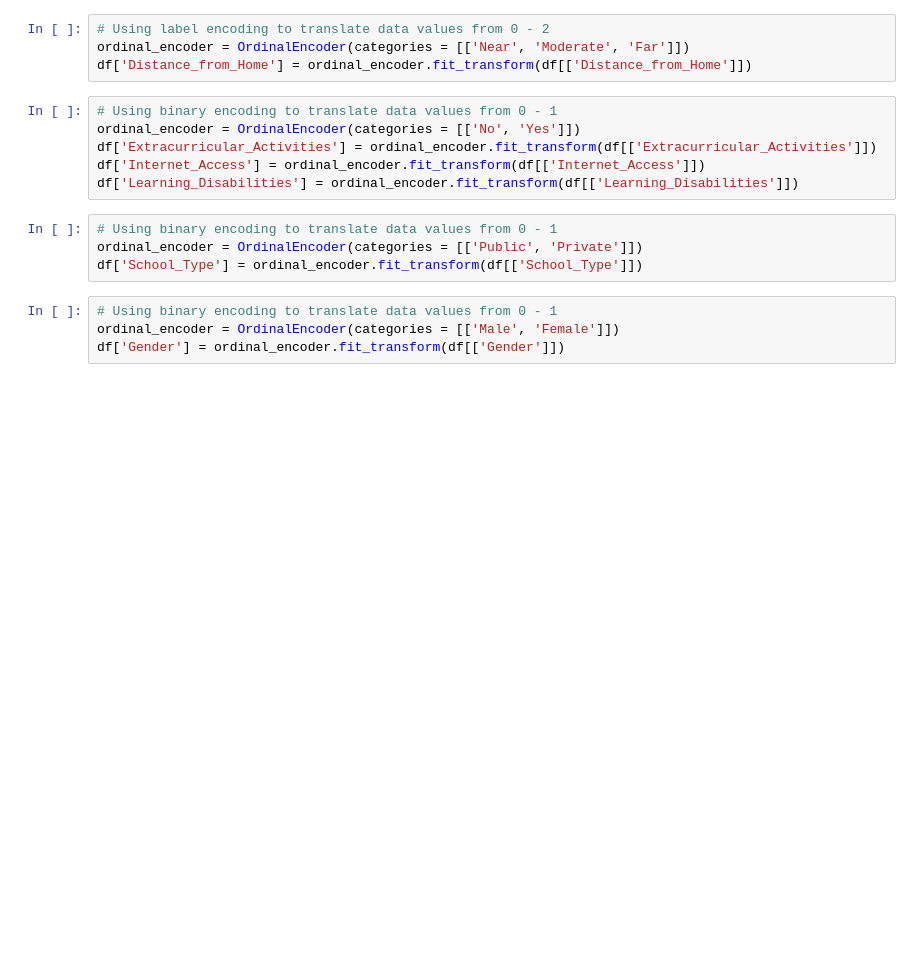
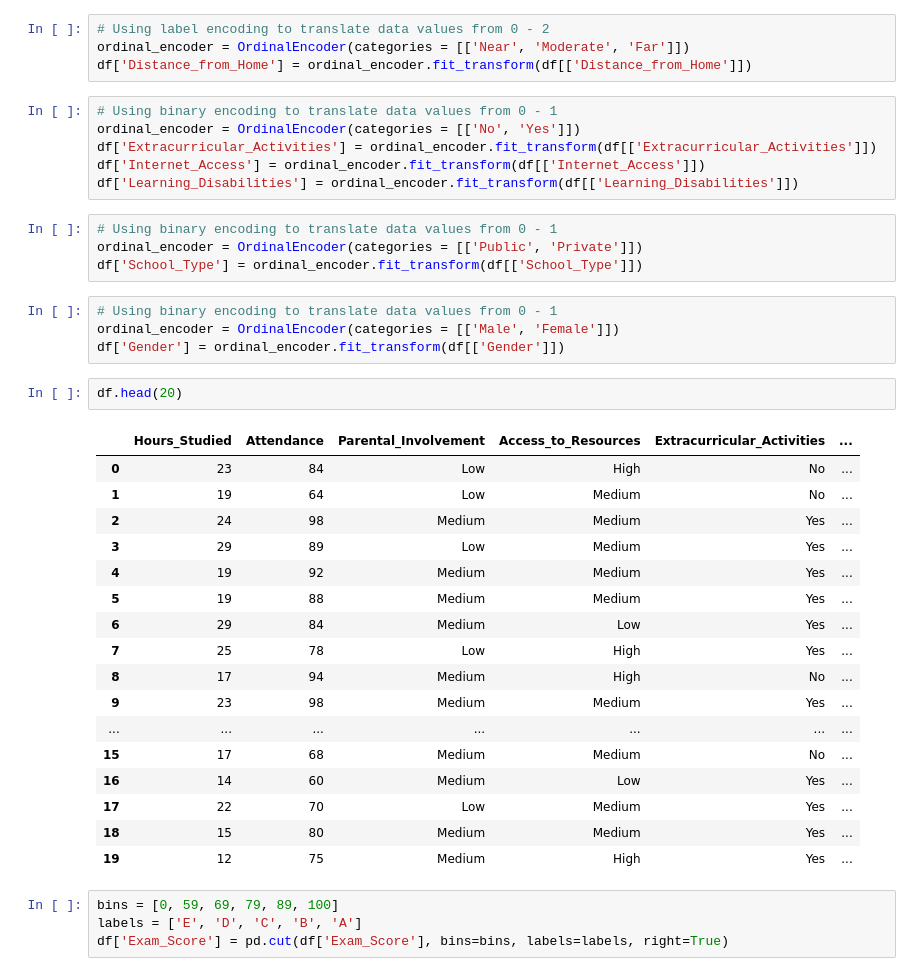
Before and after one commit to aidanahn/AP-Research, a Jupyter notebook: project.ipynb, the cells around one changed output. Drawn from its saved outputs; the diff is of its cells as text; blank space fills up the shorter version.

```diff
--- a/project.ipynb
+++ b/project.ipynb
@@ -163,4 +161,28 @@ df['School_Type'] = ordinal_encoder.fit_transform(df[['School_Type']])
 # Using binary encoding to translate data values from 0 - 1
 ordinal_encoder = OrdinalEncoder(categories = [['Male', 'Female']])
 df['Gender'] = ordinal_encoder.fit_transform(df[['Gender']])
+# %%
+df.head(20)
+# %% [output]
+|  | Hours_Studied | Attendance | Parental_Involvement | Access_to_Resources | Extracurricular_Activities | ... |
+| 0 | 23 | 84 | Low | High | No | ... |
+| 1 | 19 | 64 | Low | Medium | No | ... |
+| 2 | 24 | 98 | Medium | Medium | Yes | ... |
+| 3 | 29 | 89 | Low | Medium | Yes | ... |
+| 4 | 19 | 92 | Medium | Medium | Yes | ... |
+| 5 | 19 | 88 | Medium | Medium | Yes | ... |
+| 6 | 29 | 84 | Medium | Low | Yes | ... |
+| 7 | 25 | 78 | Low | High | Yes | ... |
+| 8 | 17 | 94 | Medium | High | No | ... |
+| 9 | 23 | 98 | Medium | Medium | Yes | ... |
+| ... | ... | ... | ... | ... | ... | ... |
+| 15 | 17 | 68 | Medium | Medium | No | ... |
+| 16 | 14 | 60 | Medium | Low | Yes | ... |
+| 17 | 22 | 70 | Low | Medium | Yes | ... |
+| 18 | 15 | 80 | Medium | Medium | Yes | ... |
+| 19 | 12 | 75 | Medium | High | Yes | ... |
+# %%
+bins = [0, 59, 69, 79, 89, 100]
+labels = ['E', 'D', 'C', 'B', 'A']
+df['Exam_Score'] = pd.cut(df['Exam_Score'], bins=bins, labels=labels, right=True)
 # %%
```
Also changed, not shown: parts of 3 cells of this notebook.
